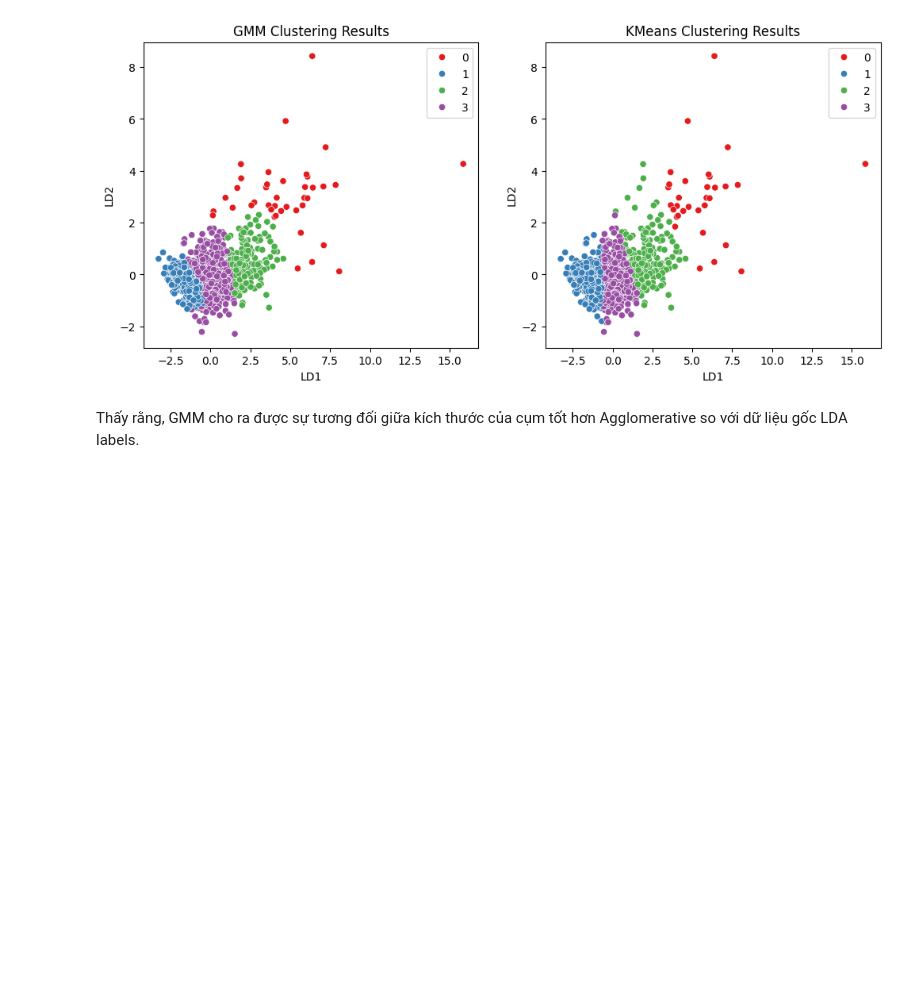
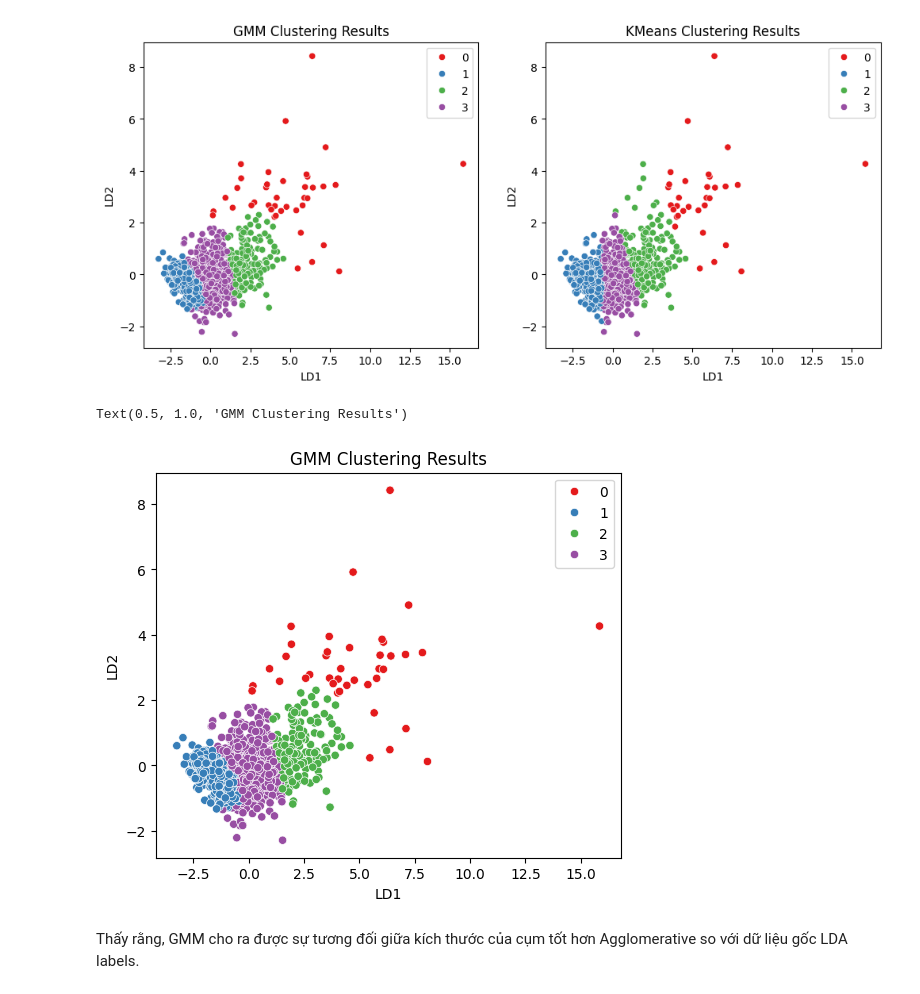
Before and after one commit to Dr-Vphuc/Ground_Water_Classifier, a Jupyter notebook: notebook/e_clustering.ipynb, the cells around one changed output. Cells and saved outputs as stored; diff of their text form; code cells hidden in the pictures; blank space fills up the shorter version.

```diff
--- a/notebook/e_clustering.ipynb
+++ b/notebook/e_clustering.ipynb
@@ -61,6 +61,13 @@ DBCV for GMM with 4 clusters: -0.58674
 Silhouette Score for KMeans with 4 clusters: 0.39551
 DBCV for KMeans with 4 clusters: -0.62671
 [figure]
+# %%
+plt.figure(figsize=(6, 5))
+sns.scatterplot(x=X_4.iloc[:, 0], y=X_4.iloc[:, 1], hue=y_4_pred_gmm, palette='Set1')
+plt.title('GMM Clustering Results')
+# %% [output]
+Text(0.5, 1.0, 'GMM Clustering Results')
+[figure, added]
 # %% [markdown]
 Thấy rằng, GMM cho ra được sự tương đối giữa kích thước của cụm tốt hơn Agglomerative so với dữ liệu gốc LDA labels.
 # %% [markdown]
```
Also changed, not shown: parts of 2 cells of this notebook.
